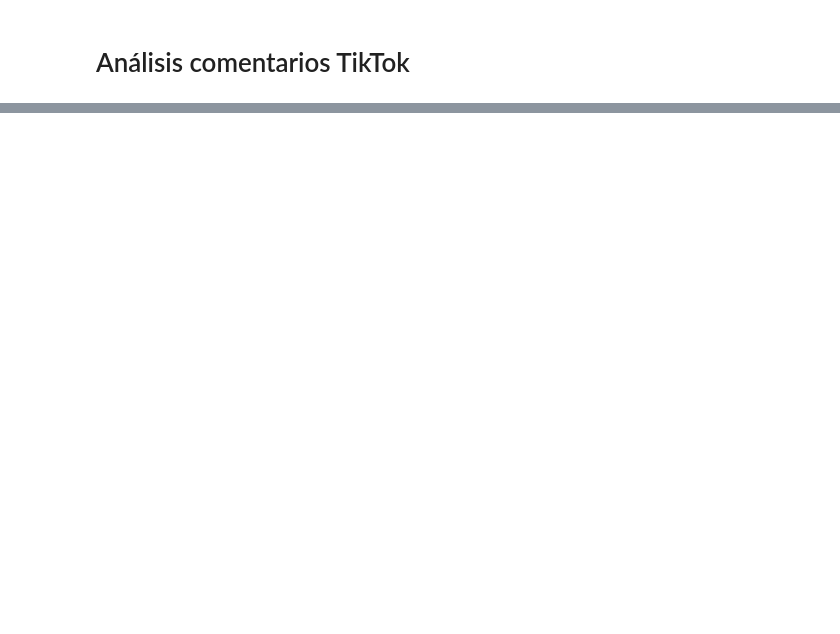
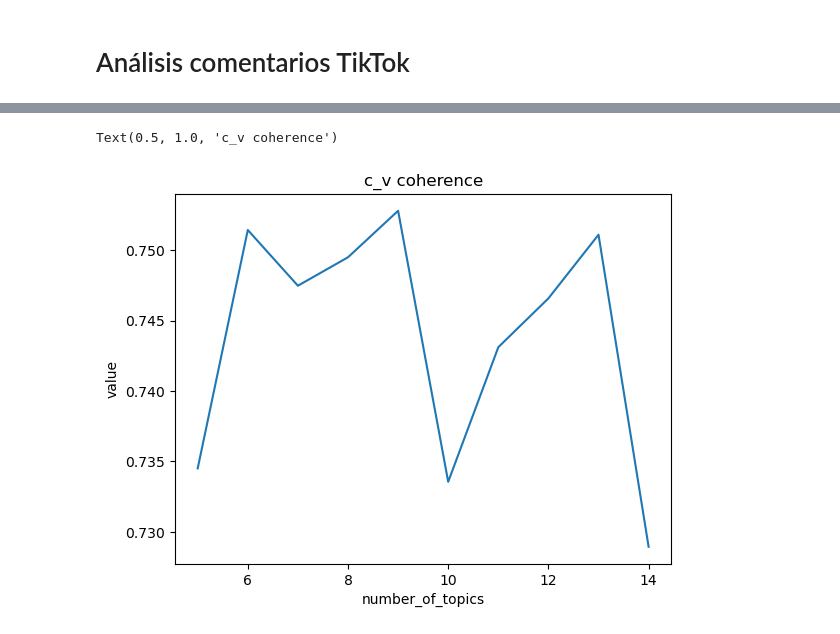
Before and after one commit to mrqm30/khorda_data, a Jupyter notebook: lomeli/tiktok/analisis_coments.ipynb, the cells around one changed output, grey strips where cells are left out. Cells and saved outputs as stored; diff of their text form; code cells hidden in the pictures; blank space fills up the shorter version.

```diff
--- a/lomeli/tiktok/analisis_coments.ipynb
+++ b/lomeli/tiktok/analisis_coments.ipynb
@@ -59,0 +295,6 @@ df_coments
+# %%
+# Plotting c_v_coherence
+sns.lineplot(data=df.loc[df['variable'] == 'c_v_coherence'], x="number_of_topics", y="value").set_title('c_v coherence')
+# %% [output]
+Text(0.5, 1.0, 'c_v coherence')
+[figure, added]
```
Also changed, not shown: parts of 14 cells of this notebook, 22 other files.
